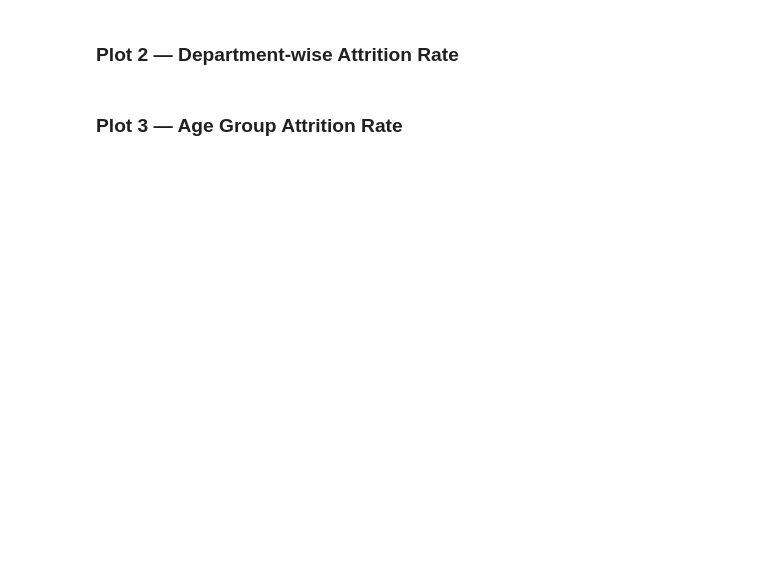
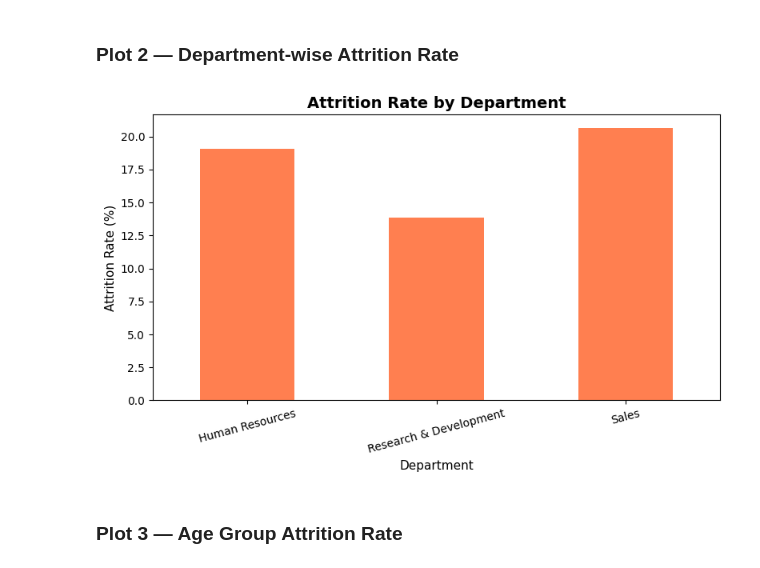
Before and after one commit to Ayaan2210/data-analyst-portfolio, a Jupyter notebook: hr-analytics-dashboard/python/hr_analysis.ipynb, the cells around one changed output. Cells and saved outputs as stored; diff of their text form; code cells hidden in the pictures; blank space fills up the shorter version.

```diff
--- a/hr-analytics-dashboard/python/hr_analysis.ipynb
+++ b/hr-analytics-dashboard/python/hr_analysis.ipynb
@@ -516,0 +50,14 @@ s
+# %%
+# Count and rate of attrition per department
+dept_total = df.groupby("Department")["Attrition_Num"].count()
+dept_left  = df.groupby("Department")["Attrition_Num"].sum()
+dept_rate  = (dept_left / dept_total * 100).round(2)
+
+dept_analysis = pd.DataFrame({
+    "Total"          : dept_total,
+    "Left"           : dept_left,
+    "Attrition_Rate" : dept_rate
+}).sort_values("Attrition_Rate", ascending=False)
+
+print("===== DEPARTMENT-WISE ATTRITION =====")
+print(dept_analysis)
@@ -3020,2 +252,18 @@ w
+# %%
+# --- Plot 2: Department-wise Attrition Rate ---
+
+
+plt.figure(figsize=(8, 5))
+dept_rate.plot(kind="bar", color="coral")
+
+plt.title("Attrition Rate by Department", fontsize=14, fontweight="bold")
+plt.xlabel("Department", fontsize=11)
+plt.ylabel("Attrition Rate (%)", fontsize=11)
+plt.xticks(rotation=15)
+plt.tight_layout()
+plt.savefig("plot2_dept_attrition.png", dpi=150, bbox_inches="tight")
+plt.show()
+# %% [output]
+[figure, added]
 # %% [markdown]
 ### Plot 3 — Age Group Attrition Rate
```
Also changed, not shown: parts of 26 cells of this notebook.
